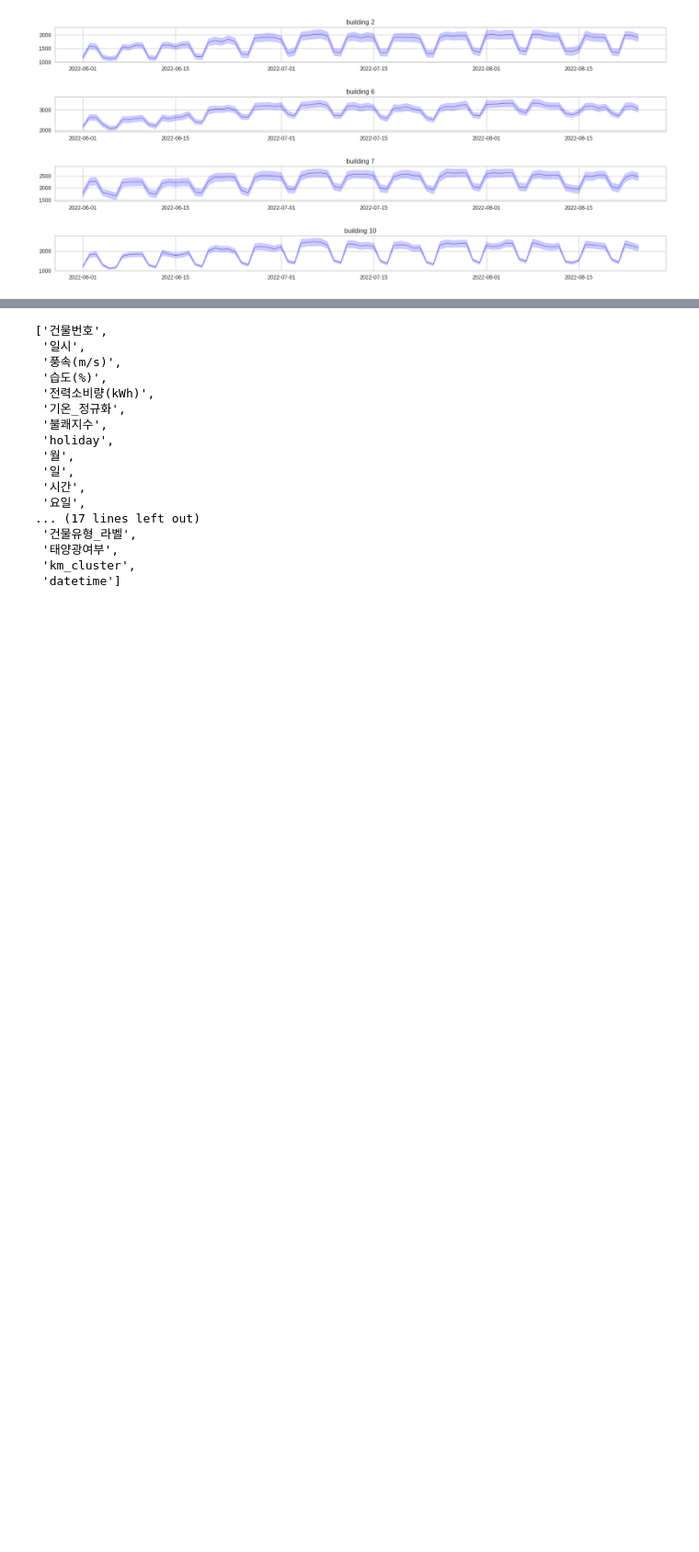
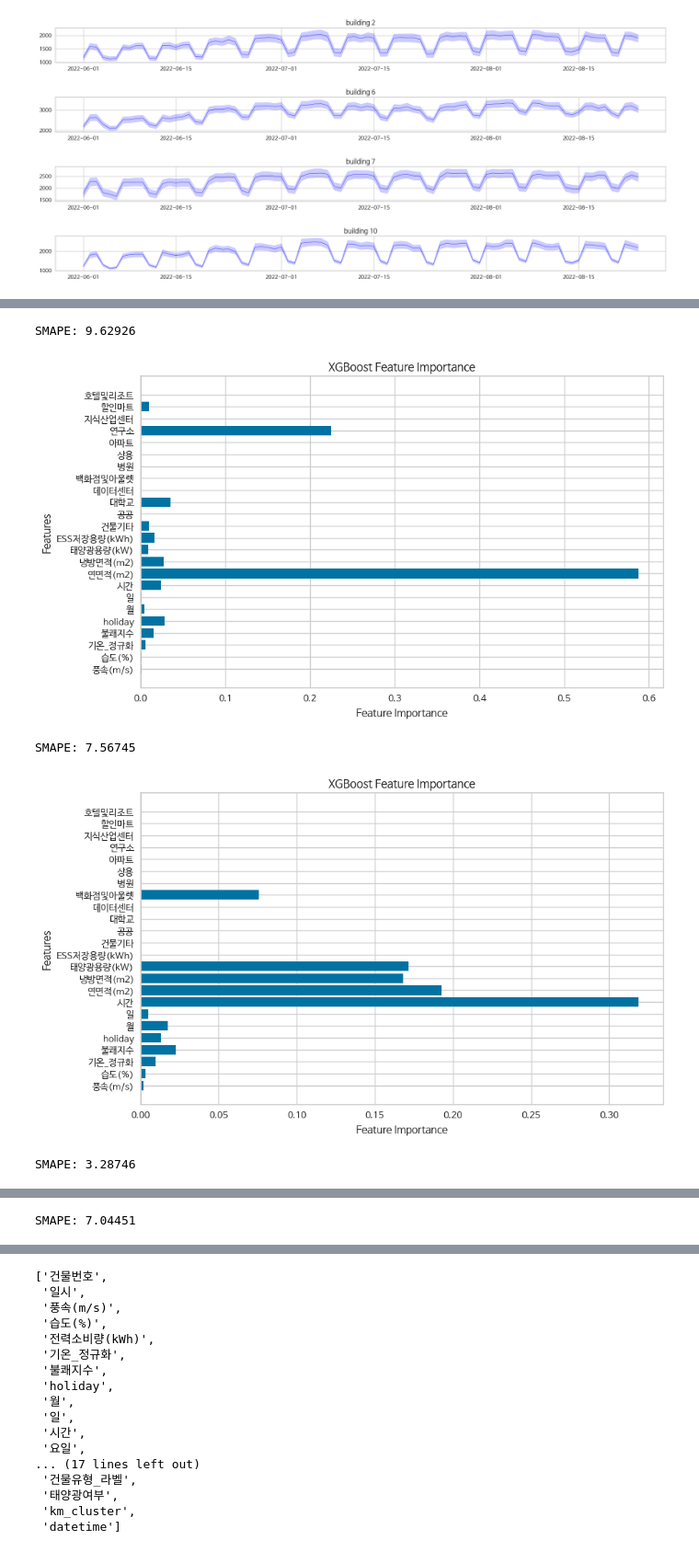
Before and after one commit to 2023dacon/Power-usage-Prediction, a Jupyter notebook: 파일/전력사용량예측.ipynb, the cells around one changed output, grey strips where cells are left out. Shown at 92% size. Saved outputs shown, nothing was run; the diff lists cells and outputs as text; code cells hidden in the pictures; blank space fills up the shorter version.

```diff
--- a/파일/전력사용량예측.ipynb
+++ b/파일/전력사용량예측.ipynb
@@ -707,0 +1207,51 @@ for c, col in enumerate(['red','green','orange','blue']):
+# %%
+
+from pycaret.regression import *
+from sklearn.metrics import mean_squared_error
+import pandas as pd
+import numpy as np
+from sklearn.model_selection import train_test_split
+from xgboost import XGBRegressor
+from sklearn.metrics import make_scorer
+from sklearn.model_selection import cross_val_score
+import joblib
+
+
+# 각 클러스터 모델에 대해 예측 수행
+for cluster, building_labels in clust_to_num.items():
+
+    # Feature와 Target을 분리합니다.
+    X = cluster_data[cluster].drop(columns=['전력소비량(kWh)','건물번호','km_cluster'])
+    y = cluster_data[cluster]['전력소비량(kWh)']
+
+    # Train과 Test 세트로 데이터를 분할합니다.
+    X_train, X_test, y_train, y_test = train_test_split(X, y, test_size=0.2, random_state=42)
+
+    # XGBoost 회귀 모델을 생성하고 학습합니다.
+    xgb_model = XGBRegressor(n_estimators=100, learning_rate=0.1, random_state=42)
+    xgb_model.fit(X_train, y_train)
+
+    # 모델의 예측값을 생성합니다.
+    y_pred = xgb_model.predict(X_test)
+
+    # 학습한 모델 저장
+    joblib.dump(xgb_model, '/content/drive/MyDrive/Colab Notebooks/dacon/xgb_model'+str(cluster)+'.pkl')
+
+    # SMAPE를 계산하여 모델의 성능을 평가합니다.
+    smape_score = smape_fnc(y_test, y_pred)
+    print(f"SMAPE: {smape_score:.5f}")
+
+    # 변수 중요도 출력
+    plt.rc('font', family='NanumBarunGothic')
+    plt.figure(figsize=(10, 6))
+    plt.barh(X.columns, xgb_model.feature_importances_)
+    plt.xlabel('Feature Importance')
+    plt.ylabel('Features')
+    plt.title('XGBoost Feature Importance')
+    plt.show()
+# %% [output]
+SMAPE: 9.62926
+[figure, added]
+SMAPE: 7.56745
+[figure, added]
+SMAPE: 3.28746
@@ -707,0 +1259 @@ for c, col in enumerate(['red','green','orange','blue']):
+SMAPE: 7.04451
```
Also changed, not shown: parts of 61 cells of this notebook, 1 other file.
